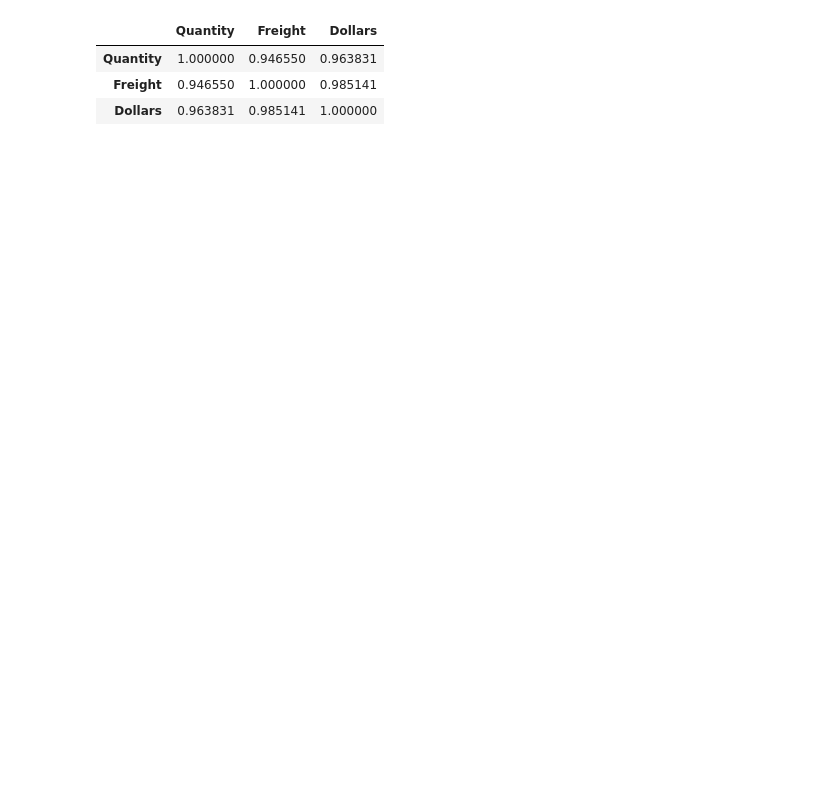
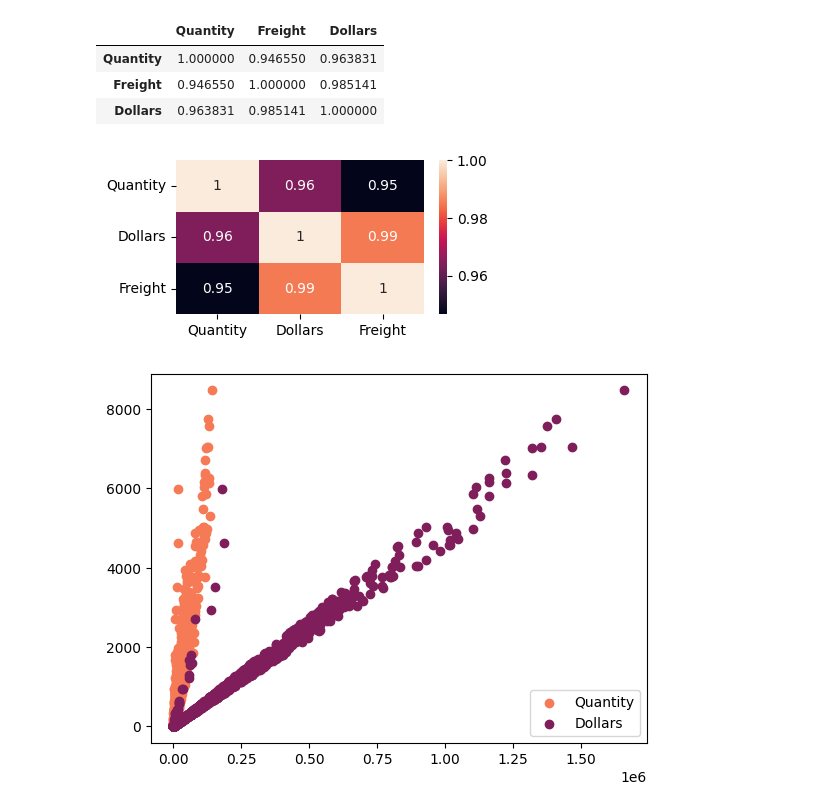
Before and after one commit to Vishal-3600/Predicting-Freight-Cost, a Jupyter notebook: Predicting_Freight_Cost.ipynb, the cells around one changed output. Drawn from its saved outputs; the diff is of its cells as text; code cells hidden in the pictures; blank space fills up the shorter version.

```diff
--- a/Predicting_Freight_Cost.ipynb
+++ b/Predicting_Freight_Cost.ipynb
@@ -15,8 +15,7 @@ import matplotlib.pyplot as plt
 *   Poor freight estimates distort margin and inventory planning.
 *   Automating freight estimation helps procurement teams forecast true cost before invoice arrival.
 # %%
-
-conn = sqlite3.connect("Data/inventory.db")
+conn = sqlite3.connect("/content/drive/MyDrive/inventory.db")
 tables=pd.read_sql_query("SELECT name FROM sqlite_master where type='table'",conn)
 # %%
 tables
@@ -69,7 +68,7 @@ Table name end_inventory
 | 3 | 1_HARDERSFIELD_72 | 1 | HARDERSFIELD | 72 | No. 3 London Dry Gin | 750mL | 4 | 34.99 | 2024-12-31 |
 | 4 | 1_HARDERSFIELD_75 | 1 | HARDERSFIELD | 75 | Three Olives Tomato Vodka | 750mL | 7 | 14.99 | 2024-12-31 |
 # %%
-vendor_df=pd.read_sql_query("Select * from vendor_invoice",conn)
+vendor_df=pd.read_sql_query("SELECT * from vendor_invoice",conn)
 vendor_df.head()
 # %% [output]
 |  | VendorNumber | VendorName | InvoiceDate | PONumber | PODate | PayDate | Quantity | Dollars | Freight | ... |
@@ -85,3 +84,18 @@ vendor_df[['Quantity','Freight','Dollars']].corr()
 | Quantity | 1.000000 | 0.946550 | 0.963831 |
 | Freight | 0.946550 | 1.000000 | 0.985141 |
 | Dollars | 0.963831 | 0.985141 | 1.000000 |
+# %%
+
+# Relationship between Quantity, Dollars and Freight
+
+plt.figure(figsize=(4,2))
+sns.heatmap(vendor_df[['Quantity','Dollars','Freight']].corr(),annot=True)
+plt.show()
+
+plt.scatter(vendor_df['Quantity'],vendor_df['Freight'], color='#f57a55')
+plt.scatter(vendor_df['Dollars'],vendor_df['Freight'], color='#7f1e5a')
+plt.legend(['Quantity','Dollars'])
+plt.show()
+# %% [output]
+[figure, added]
+[figure, added]
```
